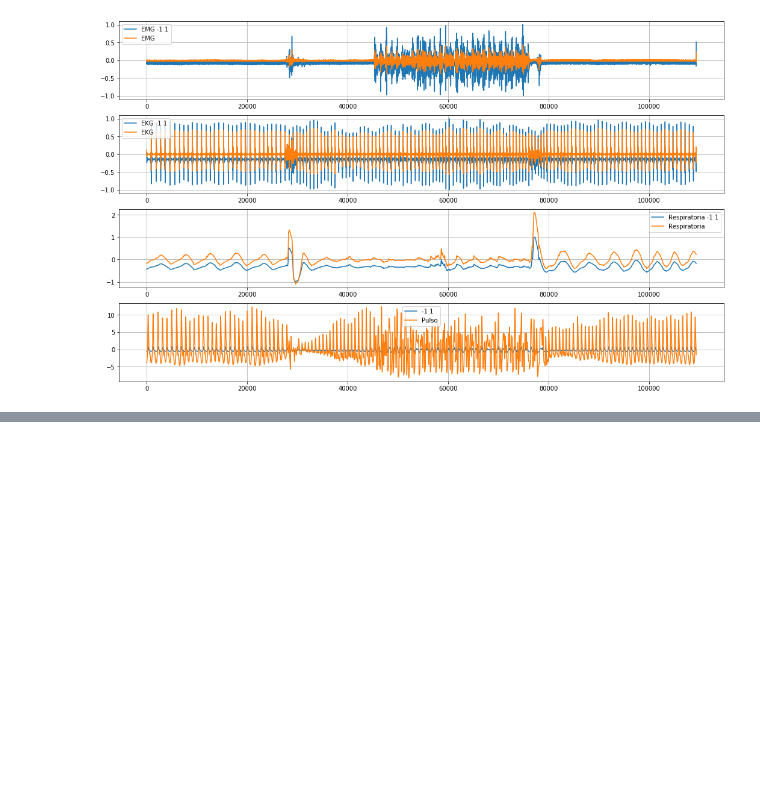
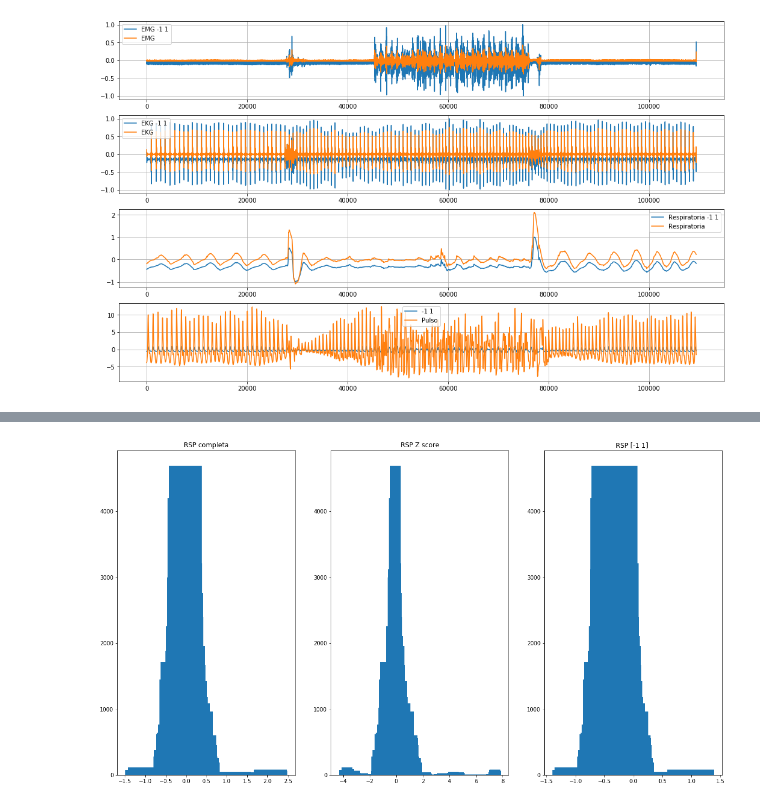
Before and after one commit to AlejandroHerrea/MCIB-19-P, a Jupyter notebook: src/Práctica 3/Práctica 3.ipynb, the cells around one changed output, grey strips where cells are left out. Drawn from its saved outputs; the diff is of its cells as text; code cells hidden in the pictures; blank space fills up the shorter version.

```diff
--- a/src/Práctica 3/Práctica 3.ipynb
+++ b/src/Práctica 3/Práctica 3.ipynb
@@ -157,0 +236,14 @@ plt.show()
+# %%
+plt.figure(figsize = (20,11))
+plt.subplot(1,3,1)
+plt.bar(I_RSP,hist_RSP)
+plt.title('RSP completa')
+plt.subplot(1,3,2)
+plt.bar(I_RSP_Z,hist_RSP_Z)
+plt.title('RSP Z score')
+plt.subplot(1,3,3)
+plt.bar(I_RSP_1,hist_RSP_1)
+plt.title('RSP [-1 1] ')
+plt.show()
+# %% [output]
+[figure, added]
```
Also changed, not shown: parts of 9 cells of this notebook.
